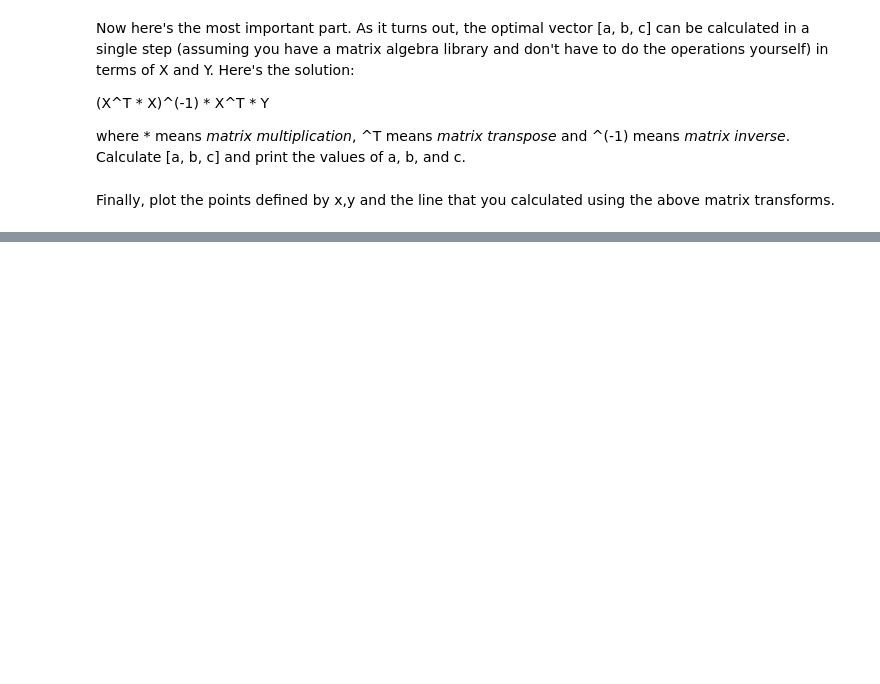
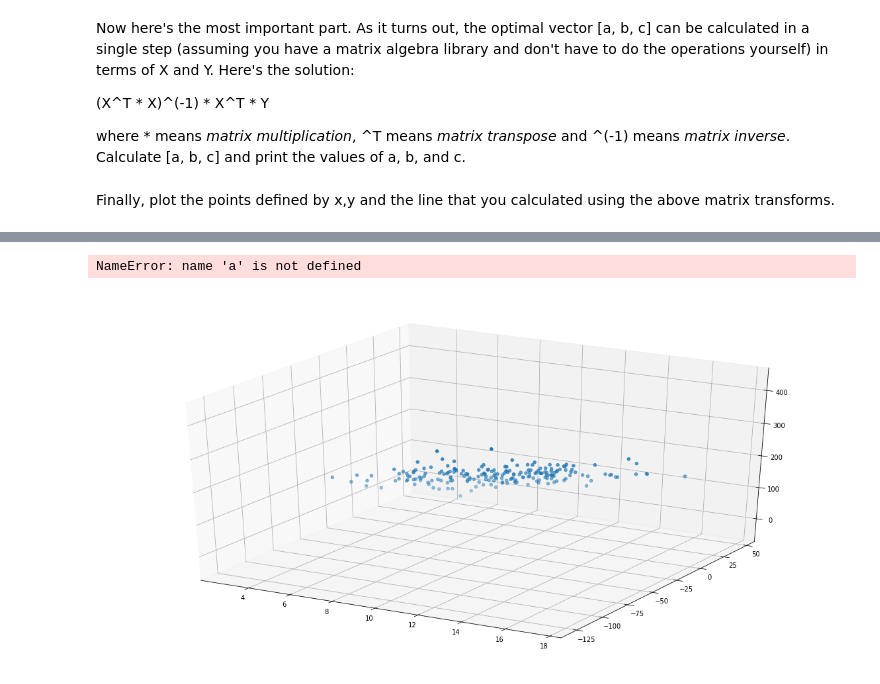
Before and after one commit to schwaaweb/aimlds1_06-Modeling, a Jupyter notebook: T06_CC--DJ--Linear-Regression-the-Right-way.ipynb, the cells around one changed output, grey strips where cells are left out. Drawn from its saved outputs; the diff is of its cells as text; code cells hidden in the pictures; blank space fills up the shorter version.

```diff
--- a/T06_CC--DJ--Linear-Regression-the-Right-way.ipynb
+++ b/T06_CC--DJ--Linear-Regression-the-Right-way.ipynb
@@ -109,0 +175,15 @@ Finally, plot the points defined by x,y and the line that you calculated using t
+# %%
+from mpl_toolkits.mplot3d import Axes3D
+
+fig = plt.figure(figsize = (20,10))
+ax = fig.add_subplot(111, projection='3d')
+ax.scatter(data['x1'], data['x2'], data['y']);
+
+xx, yy = np.meshgrid(data['x1'], data['x2'])
+zz = a + b*xx + c*yy
+
+ax.plot_surface(xx, yy, zz, color='red');
+ax.view_init(elev=0., azim=30)
+# %% [output]
+NameError: name 'a' is not defined
+[figure, added]
```
Also changed, not shown: parts of 4 cells of this notebook, 1 other file.
